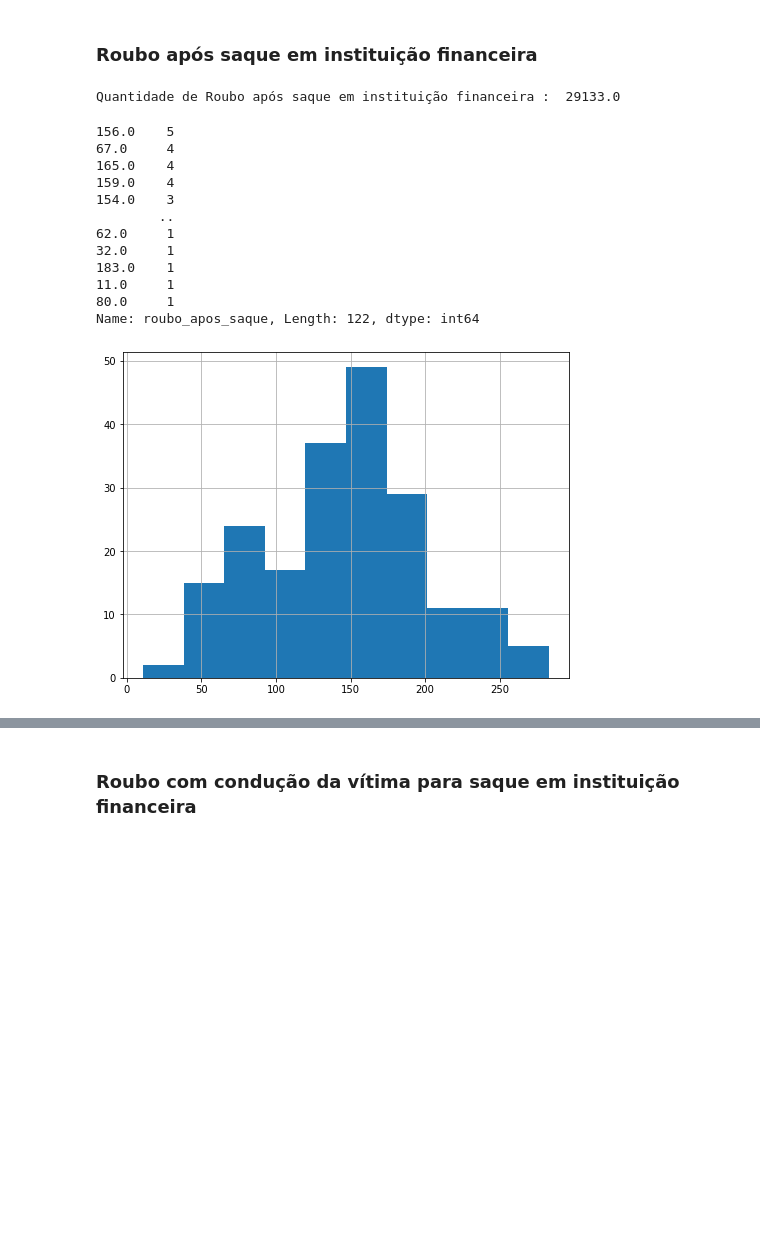
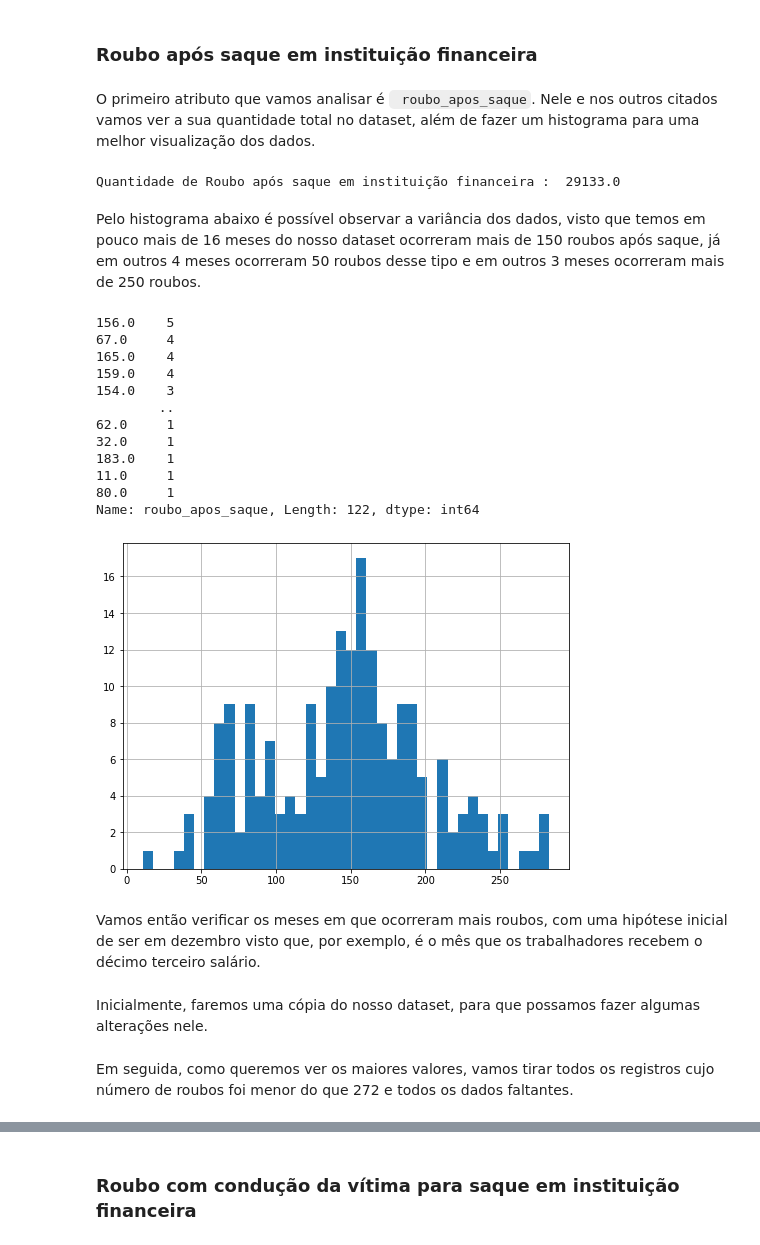
Before and after one commit to ViniciusMangueira/Data_Science, a Jupyter notebook: Análise_da_Violência_no_Rio_de_Janeiro_.ipynb, the cells around one changed output, grey strips where cells are left out. Drawn from its saved outputs; the diff is of its cells as text; code cells hidden in the pictures; blank space fills up the shorter version.

```diff
--- a/Análise_da_Violência_no_Rio_de_Janeiro_.ipynb
+++ b/Análise_da_Violência_no_Rio_de_Janeiro_.ipynb
@@ -306,28 +304,36 @@ Além deles,  iremos verificar também os dados de roubos a bancos.
 Para isso, vamos analisar as variáveis `roubo_apos_saque`, `roubo_conducao_saque`, `roubo_cx_eletronico` e `roubo_banco `.
 # %% [markdown]
 ### Roubo após saque em instituição financeira
+# %% [markdown]
+O primeiro atributo que vamos analisar é ` roubo_apos_saque`. Nele e nos outros citados vamos ver a sua quantidade total no dataset, além de fazer um histograma para uma melhor visualização dos dados.
 # %%
 # Quantidade de Roubo após saque em instituição financeira
 print('Quantidade de Roubo após saque em instituição financeira : ', df.roubo_apos_saque.sum())
 # %% [output]
 Quantidade de Roubo após saque em instituição financeira :  29133.0
+# %% [markdown]
+Pelo histograma abaixo é possível observar a variância dos dados, visto que temos em pouco mais de 16 meses do nosso dataset ocorreram mais de 150 roubos após saque, já em outros 4 meses ocorreram 50 roubos desse tipo e em outros 3 meses ocorreram mais de 250 roubos.
 # %%
 # Quantidade de vezes de cada valor
 print(df.roubo_apos_saque.value_counts().sort_values(ascending=False))
 
 # Histograma
-df.roubo_apos_saque.hist(figsize=(8,6));
+df.roubo_apos_saque.hist(bins=40, figsize=(8,6));
 # %% [output]
 156.0    5
 67.0     4
 165.0    4
 159.0    4
 154.0    3
         ..
 62.0     1
 32.0     1
 183.0    1
 11.0     1
 80.0     1
 Name: roubo_apos_saque, Length: 122, dtype: int64
-[figure, old version]
+[figure, new version]
+# %% [markdown]
+Vamos então verificar os meses em que ocorreram mais roubos, com uma hipótese inicial de ser em dezembro visto que, por exemplo, é o mês que os trabalhadores recebem o décimo terceiro salário.
+# %% [markdown]
+Inicialmente, faremos uma cópia do nosso dataset, para que possamos fazer algumas alterações nele.
@@ -333,0 +343,2 @@ Name: roubo_apos_saque, Length: 122, dtype: int64
+# %% [markdown]
+Em seguida, como queremos ver os maiores valores, vamos tirar todos os registros cujo número de roubos foi menor do que 272 e todos os dados faltantes.
```
Also changed, not shown: parts of 39 cells of this notebook.
